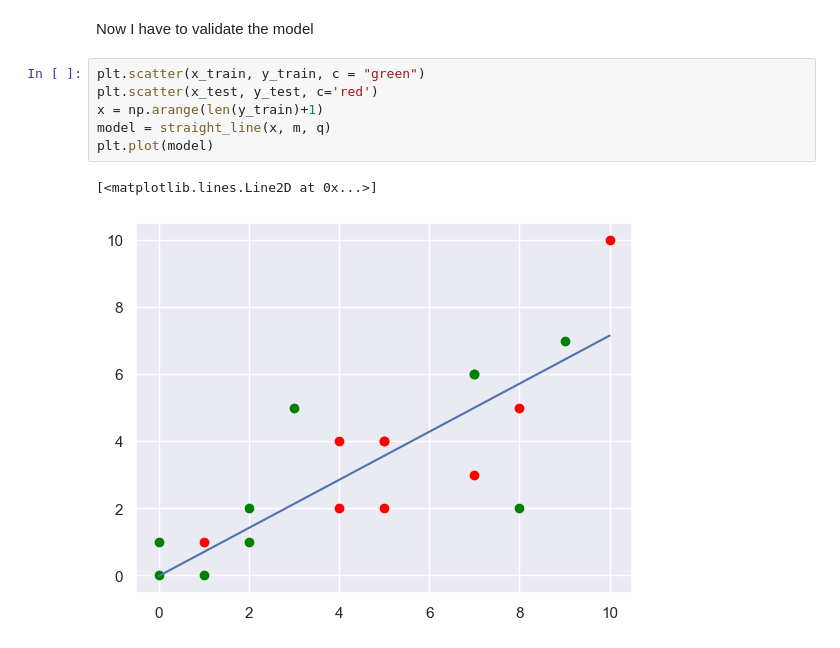
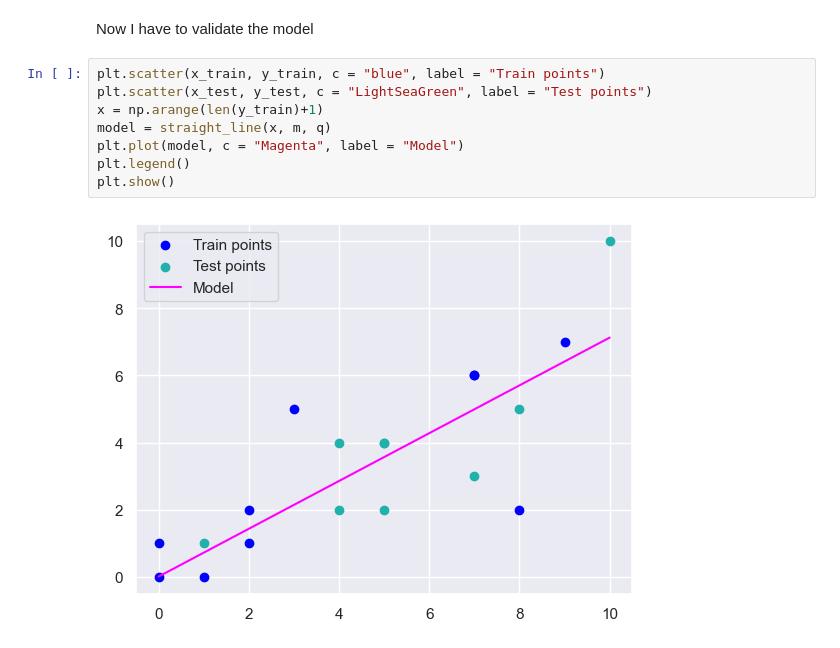
Before and after one commit to alessiasanfelici/Programming-2022-2023, a Jupyter notebook: Project_Programming (1).ipynb, the cells around one changed output. Cells and saved outputs as stored; diff of their text form.

```diff
--- a/Project_Programming (1).ipynb
+++ b/Project_Programming (1).ipynb
@@ -454,14 +454,15 @@ m, q
 # %% [markdown]
 Now I have to validate the model
 # %%
-plt.scatter(x_train, y_train, c = "green")
-plt.scatter(x_test, y_test, c='red')
+plt.scatter(x_train, y_train, c = "blue", label = "Train points")
+plt.scatter(x_test, y_test, c = "LightSeaGreen", label = "Test points")
 x = np.arange(len(y_train)+1)
 model = straight_line(x, m, q)
-plt.plot(model)
+plt.plot(model, c = "Magenta", label = "Model")
+plt.legend()
+plt.show()
 # %% [output]
-[<matplotlib.lines.Line2D at 0x...>]
-[figure, old version]
+[figure, new version]
 # %%
 y_pred = straight_line(x_test, m, q)
 squared_error(y_test, y_pred)
```
Also changed, not shown: parts of 11 cells of this notebook, 1 other file.
